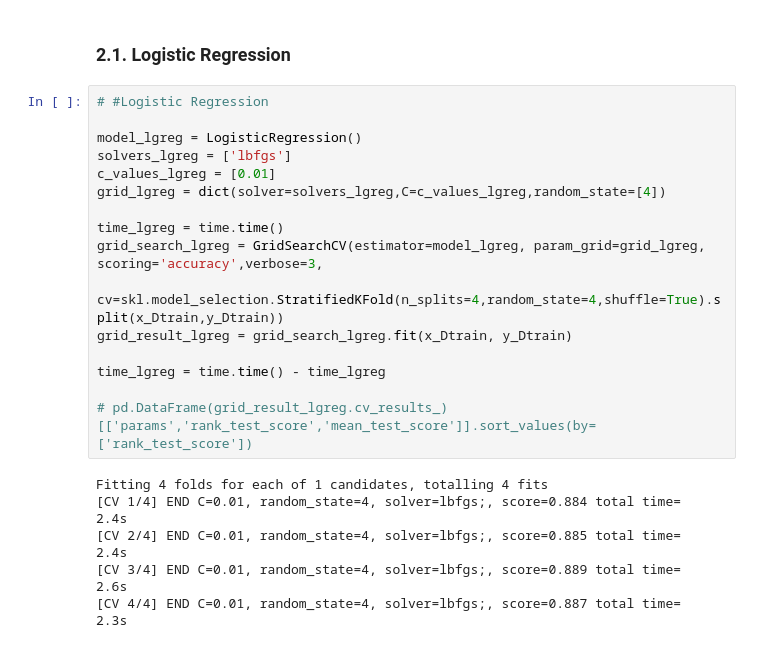
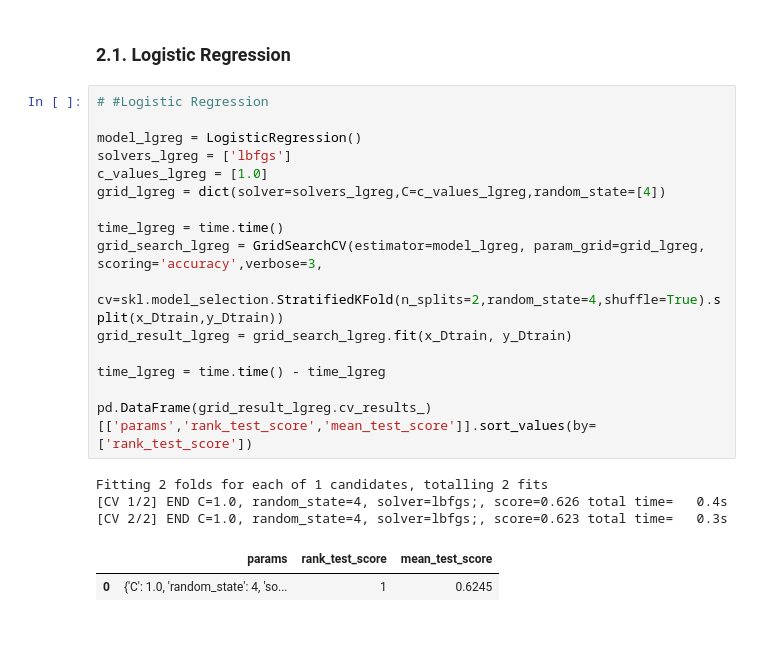
Before and after one commit to gdquintero/machine_learning_project, a Jupyter notebook: main.ipynb, the cells around one changed output. Cells and saved outputs as stored; diff of their text form.

```diff
--- a/main.ipynb
+++ b/main.ipynb
@@ -202,22 +186,22 @@ Sum of proportions in y_train =  1.0000000000000002
 # %%
 # #Logistic Regression
 
 model_lgreg = LogisticRegression()
 solvers_lgreg = ['lbfgs']
-c_values_lgreg = [0.01]
+c_values_lgreg = [1.0]
 grid_lgreg = dict(solver=solvers_lgreg,C=c_values_lgreg,random_state=[4])
 
 time_lgreg = time.time()
 grid_search_lgreg = GridSearchCV(estimator=model_lgreg, param_grid=grid_lgreg, scoring='accuracy',verbose=3,
-            cv=skl.model_selection.StratifiedKFold(n_splits=4,random_state=4,shuffle=True).split(x_Dtrain,y_Dtrain))
+            cv=skl.model_selection.StratifiedKFold(n_splits=2,random_state=4,shuffle=True).split(x_Dtrain,y_Dtrain))
 grid_result_lgreg = grid_search_lgreg.fit(x_Dtrain, y_Dtrain)
 
 time_lgreg = time.time() - time_lgreg
 
-# pd.DataFrame(grid_result_lgreg.cv_results_)[['params','rank_test_score','mean_test_score']].sort_values(by=['rank_test_score'])
+pd.DataFrame(grid_result_lgreg.cv_results_)[['params','rank_test_score','mean_test_score']].sort_values(by=['rank_test_score'])
 # %% [output]
-Fitting 4 folds for each of 1 candidates, totalling 4 fits
-[CV 1/4] END C=0.01, random_state=4, solver=lbfgs;, score=0.884 total time=   2.4s
-[CV 2/4] END C=0.01, random_state=4, solver=lbfgs;, score=0.885 total time=   2.4s
-[CV 3/4] END C=0.01, random_state=4, solver=lbfgs;, score=0.889 total time=   2.6s
-[CV 4/4] END C=0.01, random_state=4, solver=lbfgs;, score=0.887 total time=   2.3s
+Fitting 2 folds for each of 1 candidates, totalling 2 fits
+[CV 1/2] END C=1.0, random_state=4, solver=lbfgs;, score=0.626 total time=   0.4s
+[CV 2/2] END C=1.0, random_state=4, solver=lbfgs;, score=0.623 total time=   0.3s
+|  | params | rank_test_score | mean_test_score |
+| 0 | {'C': 1.0, 'random_state': 4, 'so... | 1 | 0.6245 |
```
Also changed, not shown: parts of 6 cells of this notebook, 1 other file.
